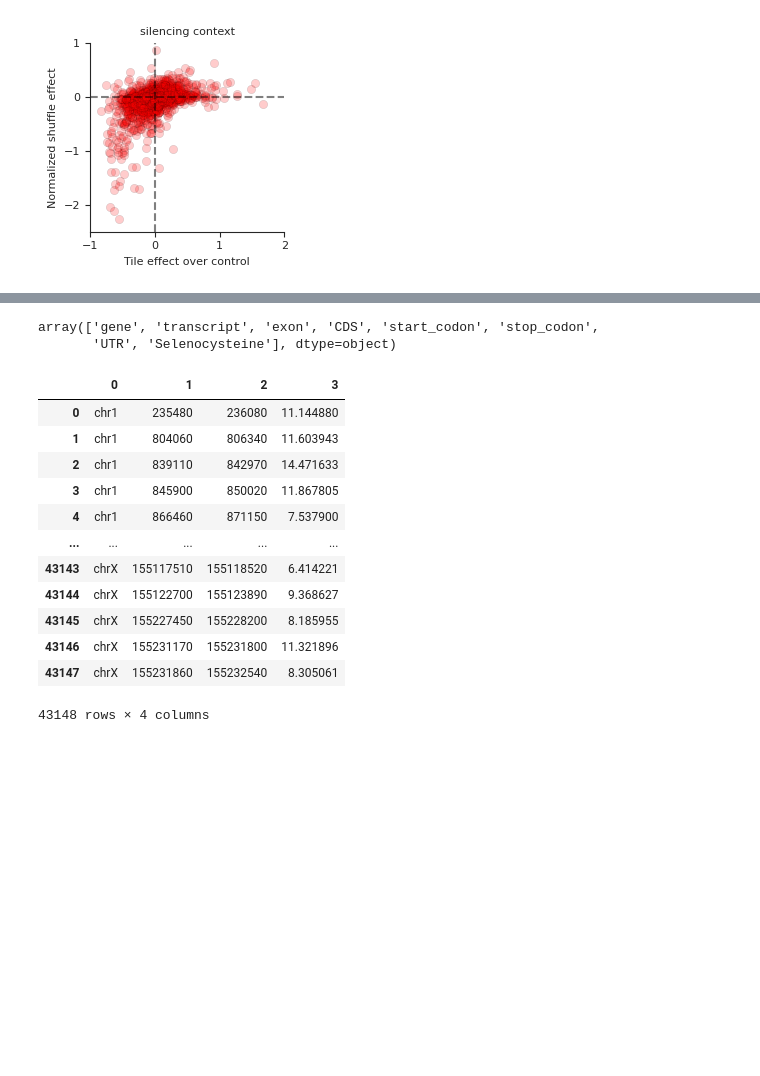
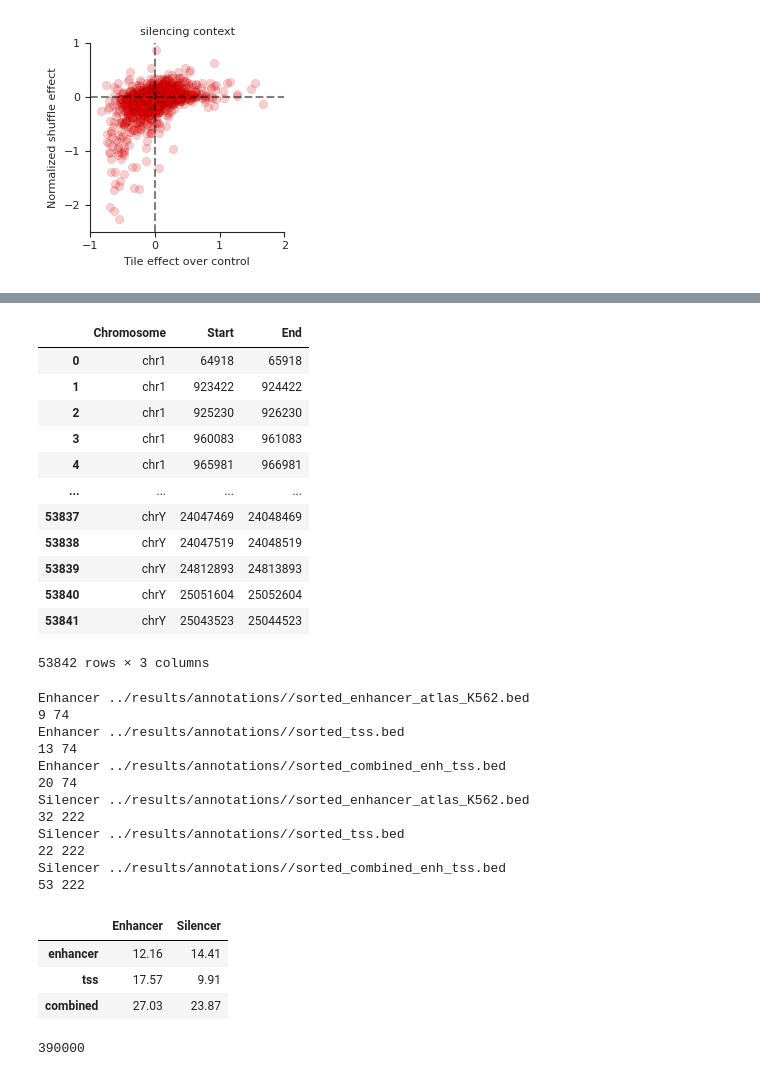
Before and after one commit to p-koo/creme-nn, a Jupyter notebook: figures/sufficiency_necessity.ipynb, the cells around one changed output, grey strips where cells are left out. Drawn from its saved outputs; the diff is of its cells as text; code cells hidden in the pictures; blank space fills up the shorter version.

```diff
--- a/figures/sufficiency_necessity.ipynb
+++ b/figures/sufficiency_necessity.ipynb
@@ -309,5 +283,0 @@ gencode_annotations = gencode_annotations.df
-# %%
-gencode_annotations['Feature'].unique()
-# %% [output]
-array(['gene', 'transcript', 'exon', 'CDS', 'start_codon', 'stop_codon',
-       'UTR', 'Selenocysteine'], dtype=object)
@@ -321,20 +289,18 @@ bedfile_tss_pos['End'] = bedfile_tss_pos['Start'] + 1000
 # %%
-bedfile_tss_pos.to_csv('../results/tss.bed', header=None, index=None, sep='\t')
+bedfile_tss_pos
+# %% [output]
+|  | Chromosome | Start | End |
+| 0 | chr1 | 64918 | 65918 |
+| 1 | chr1 | 923422 | 924422 |
+| 2 | chr1 | 925230 | 926230 |
+| 3 | chr1 | 960083 | 961083 |
+| 4 | chr1 | 965981 | 966981 |
+| ... | ... | ... | ... |
+| 53837 | chrY | 24047469 | 24048469 |
+| 53838 | chrY | 24047519 | 24048519 |
+| 53839 | chrY | 24812893 | 24813893 |
+| 53840 | chrY | 25051604 | 25052604 |
+| 53841 | chrY | 25043523 | 25044523 |
+53842 rows × 3 columns
-# %%
-pd.read_csv("../data/enhancer_atlas_K562.bed", sep='\t', header=None)
-# %% [output]
-|  | 0 | 1 | 2 | 3 |
-| 0 | chr1 | 235480 | 236080 | 11.144880 |
-| 1 | chr1 | 804060 | 806340 | 11.603943 |
-| 2 | chr1 | 839110 | 842970 | 14.471633 |
-| 3 | chr1 | 845900 | 850020 | 11.867805 |
-| 4 | chr1 | 866460 | 871150 | 7.537900 |
-| ... | ... | ... | ... | ... |
-| 43143 | chrX | 155117510 | 155118520 | 6.414221 |
-| 43144 | chrX | 155122700 | 155123890 | 9.368627 |
-| 43145 | chrX | 155227450 | 155228200 | 8.185955 |
-| 43146 | chrX | 155231170 | 155231800 | 11.321896 |
-| 43147 | chrX | 155231860 | 155232540 | 8.305061 |
-43148 rows × 4 columns
 # %%
 enh = pd.read_csv('../data/enhancer_atlas_K562.bed', sep='\t', header=None).iloc[:,:3]
@@ -344,0 +326,28 @@ pd.concat([tss, enh]).to_csv('combined_enh_tss.bed', sep='\t', header=None, inde
+# %%
+# intersect
+results = {}
+for cre_path in sorted_cres:
+    cre_type = cre_path.split('/')[-1].split('.')[0].split('_')[-1]
+    results[cre_type] = {}
+    for annotation in sorted_annotations:
+
+        intersected_file = f"{out_dir}/{cre_path.split('/')[-1]}_{annotation.split('/')[-1]}"
+        cmd = f"bedtools intersect -a {cre_path} -b {annotation} -u > {intersected_file}"
+        subprocess.Popen(cmd, shell=True)
+        N = pd.read_csv(intersected_file, header=None).shape[0]
+        results[cre_type][annotation.split('/')[-1].split('.')[0].split('_')[1]] = np.round(N / cre_N[cre_type] *100, 2)
+        print(cre_type, annotation)
+        print(N, cre_N[cre_type])
+# %% [output]
+Enhancer ../results/annotations//sorted_enhancer_atlas_K562.bed
+9 74
+Enhancer ../results/annotations//sorted_tss.bed
+13 74
+Enhancer ../results/annotations//sorted_combined_enh_tss.bed
+20 74
+Silencer ../results/annotations//sorted_enhancer_atlas_K562.bed
+32 222
+Silencer ../results/annotations//sorted_tss.bed
+22 222
+Silencer ../results/annotations//sorted_combined_enh_tss.bed
+53 222
@@ -344,0 +358,7 @@ pd.concat([tss, enh]).to_csv('combined_enh_tss.bed', sep='\t', header=None, inde
+# %%
+result_percentages_df
+# %% [output]
+|  | Enhancer | Silencer |
+| enhancer | 12.16 | 14.41 |
+| tss | 17.57 | 9.91 |
+| combined | 27.03 | 23.87 |
@@ -344,0 +370,4 @@ pd.concat([tss, enh]).to_csv('combined_enh_tss.bed', sep='\t', header=None, inde
+# %%
+counter *200 *3
+# %% [output]
+390000
```
Also changed, not shown: parts of 18 cells of this notebook, 8 other files.
